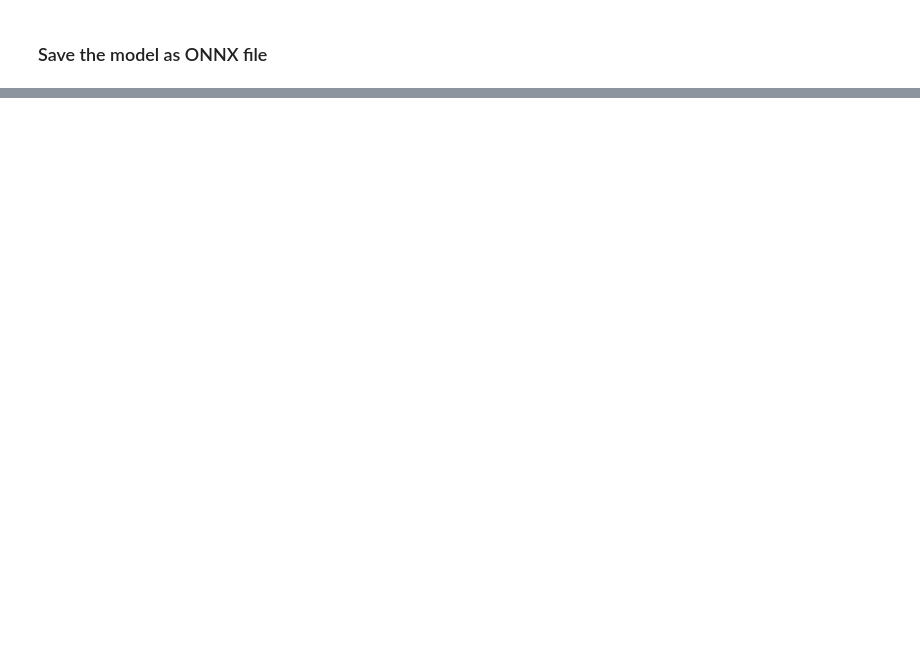
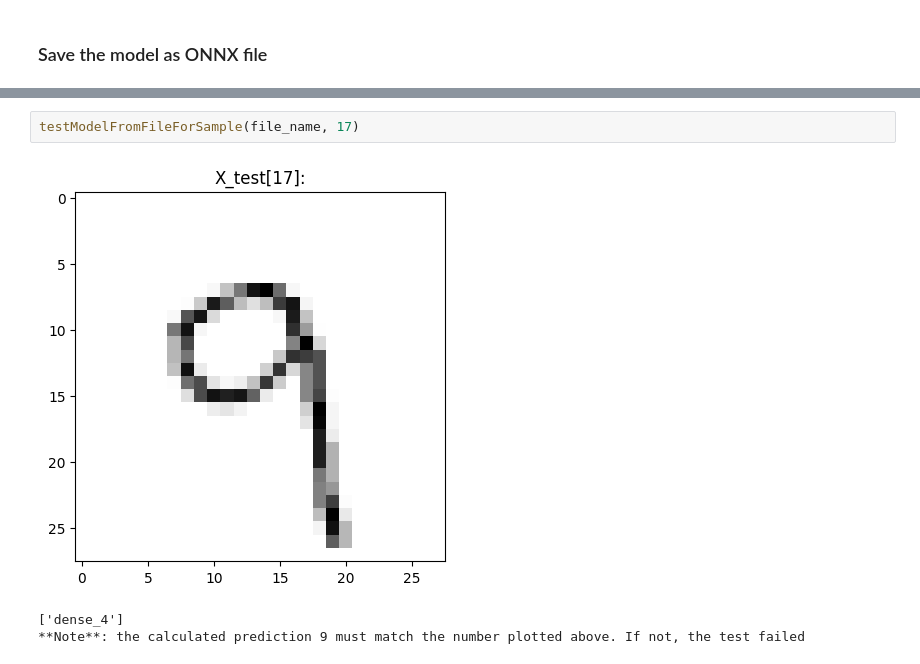
Before and after one commit to RHEcosystemAppEng/feast-workshop-team-share, a Jupyter notebook: feast_modelregistry/02-training-and-register-mr.ipynb, the cells around one changed output, grey strips where cells are left out. Saved outputs shown, nothing was run; the diff lists cells and outputs as text; blank space fills up the shorter version.

```diff
--- a/feast_modelregistry/02-training-and-register-mr.ipynb
+++ b/feast_modelregistry/02-training-and-register-mr.ipynb
@@ -403,0 +556,6 @@ file_name = saveModel(model, model_name)
+# %%
+testModelFromFileForSample(file_name, 17)
+# %% [output]
+[figure, added]
+['dense_4']
+**Note**: the calculated prediction 9 must match the number plotted above. If not, the test failed
```
Also changed, not shown: parts of 33 cells of this notebook, 2 other files.
